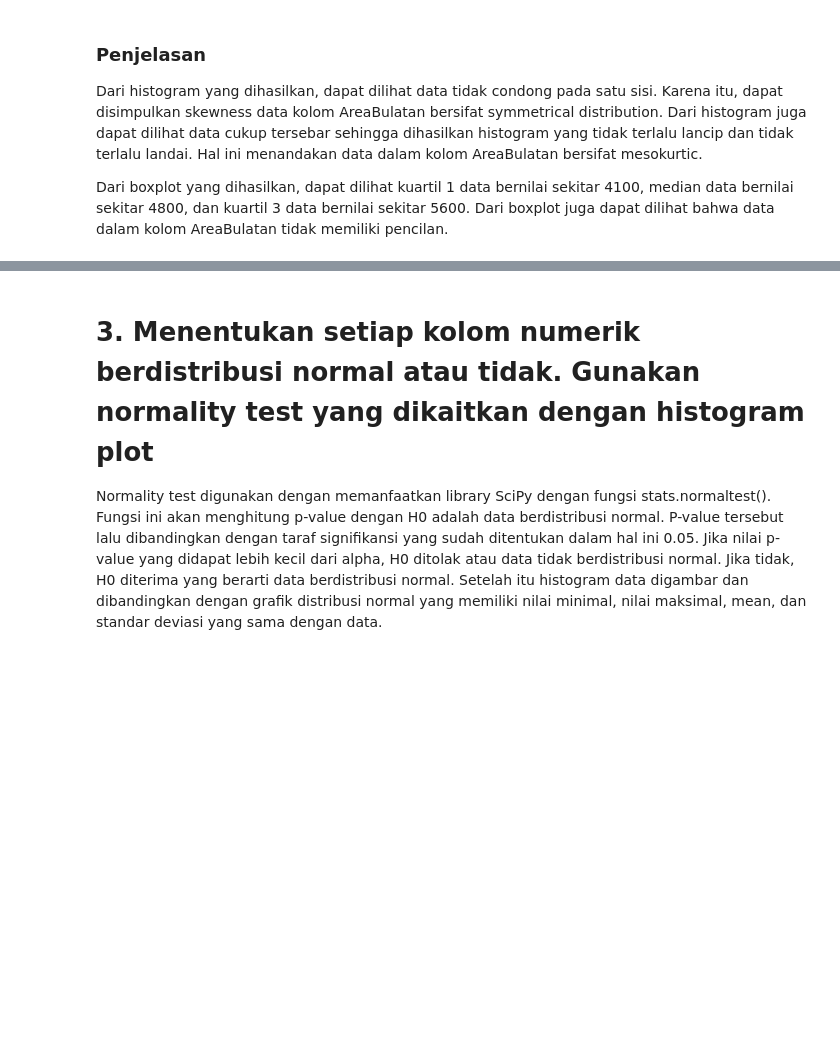
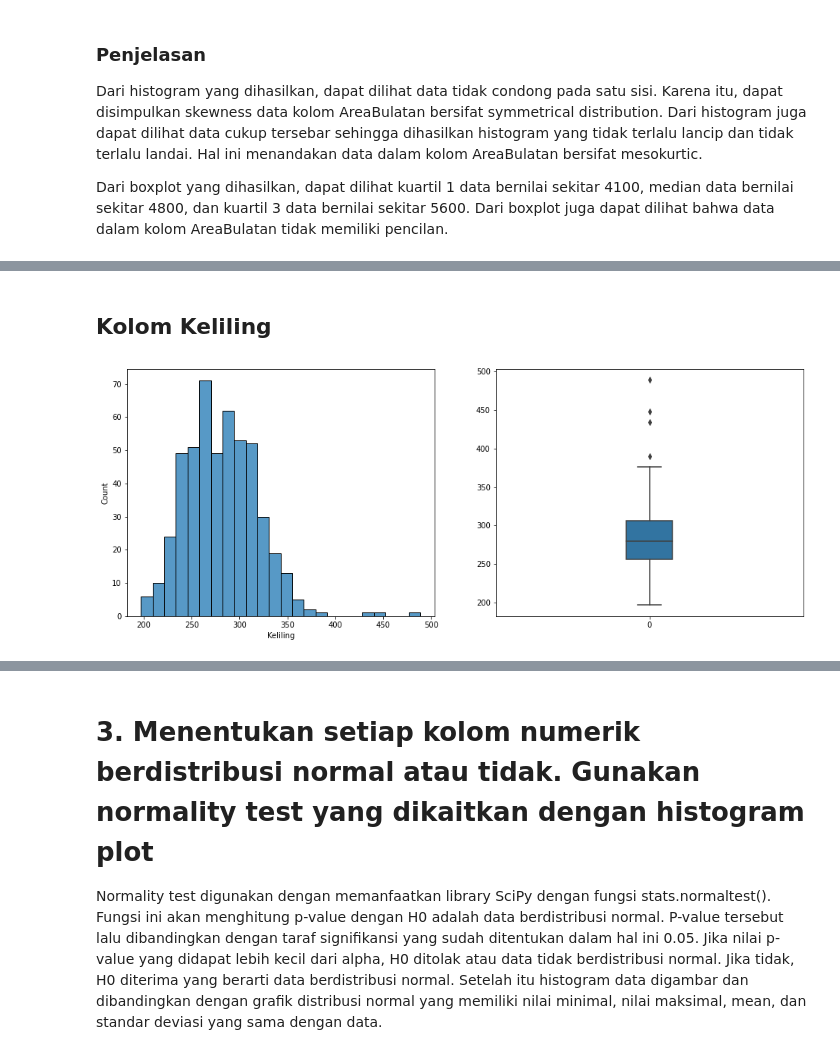
Before and after one commit to reymyr/Hypothesis-Testing, a Jupyter notebook: Tubes.ipynb, the cells around one changed output, grey strips where cells are left out. Cells and saved outputs as stored; diff of their text form; code cells hidden in the pictures; blank space fills up the shorter version.

```diff
--- a/Tubes.ipynb
+++ b/Tubes.ipynb
@@ -226,0 +344,6 @@ Dari boxplot yang dihasilkan, dapat dilihat kuartil 1 data bernilai sekitar 4100
+# %% [markdown]
+## Kolom Keliling
+# %%
+drawHistAndBoxplot(df["Keliling"])
+# %% [output]
+[figure, added]
```
Also changed, not shown: parts of 41 cells of this notebook.
